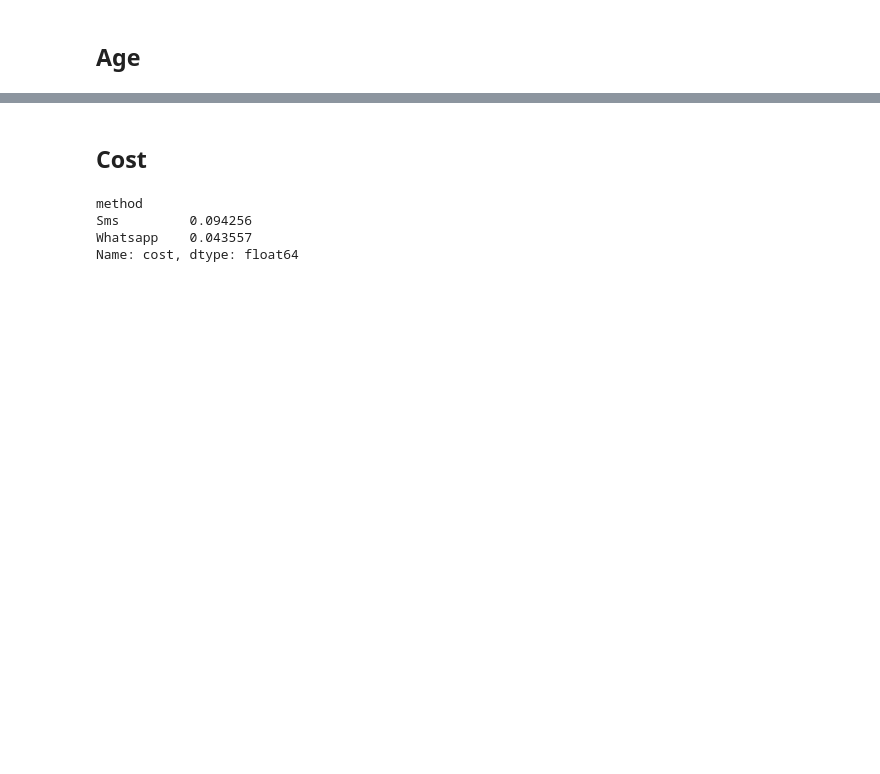
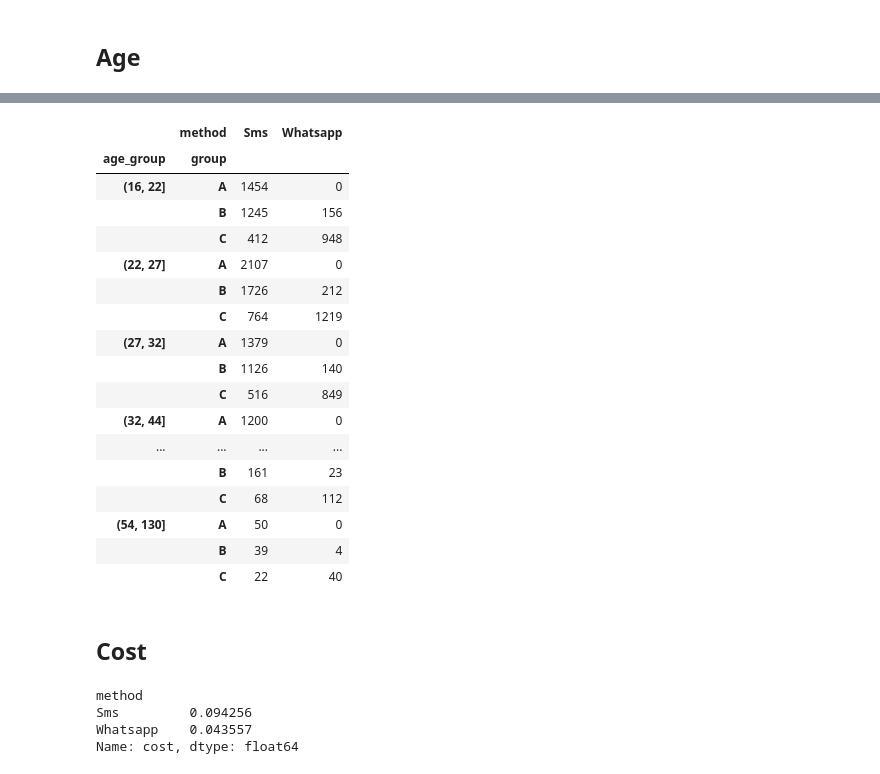
Before and after one commit to matin-zarei/AB-Test-Analysis-for-Muzz, a Jupyter notebook: AB-Verify.ipynb, the cells around one changed output, grey strips where cells are left out. Drawn from its saved outputs; the diff is of its cells as text; code cells hidden in the pictures; blank space fills up the shorter version.

```diff
--- a/AB-Verify.ipynb
+++ b/AB-Verify.ipynb
@@ -133,7 +150,7 @@ merged_df = pd.merge(merged_df, melted_costs_df, on= ['method','country'], how='
 # %%
 merged_df['age'] = 2024 - merged_df['dob'].dt.year
 
-merged_df['age_group'] = pd.cut(merged_df['age'], bins=[17, 22, 27, 32, 44, 54,130])
+merged_df['age_group'] = pd.cut(merged_df['age'], bins=[16, 22, 27, 32, 44, 54,130])
 # %% [markdown]
 # Data Visualisation
 # %%
@@ -230,3 +437,24 @@ print(age_group_group_method_percent.round(2))
+# %%
+age_group_group_method
+# %% [output]
+|  | method | Sms | Whatsapp |
+| age_group | group |  |  |
+| (16, 22] | A | 1454 | 0 |
+|  | B | 1245 | 156 |
+|  | C | 412 | 948 |
+| (22, 27] | A | 2107 | 0 |
+|  | B | 1726 | 212 |
+|  | C | 764 | 1219 |
+| (27, 32] | A | 1379 | 0 |
+|  | B | 1126 | 140 |
+|  | C | 516 | 849 |
+| (32, 44] | A | 1200 | 0 |
+| ... | ... | ... | ... |
+|  | B | 161 | 23 |
+|  | C | 68 | 112 |
+| (54, 130] | A | 50 | 0 |
+|  | B | 39 | 4 |
+|  | C | 22 | 40 |
 # %% [markdown]
 ## Cost
 # %%
```
Also changed, not shown: parts of 33 cells of this notebook.
